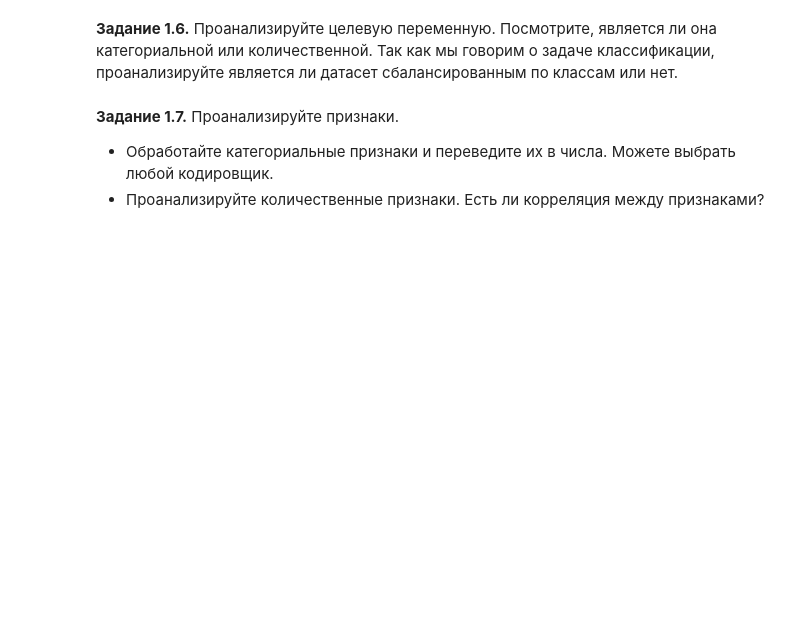
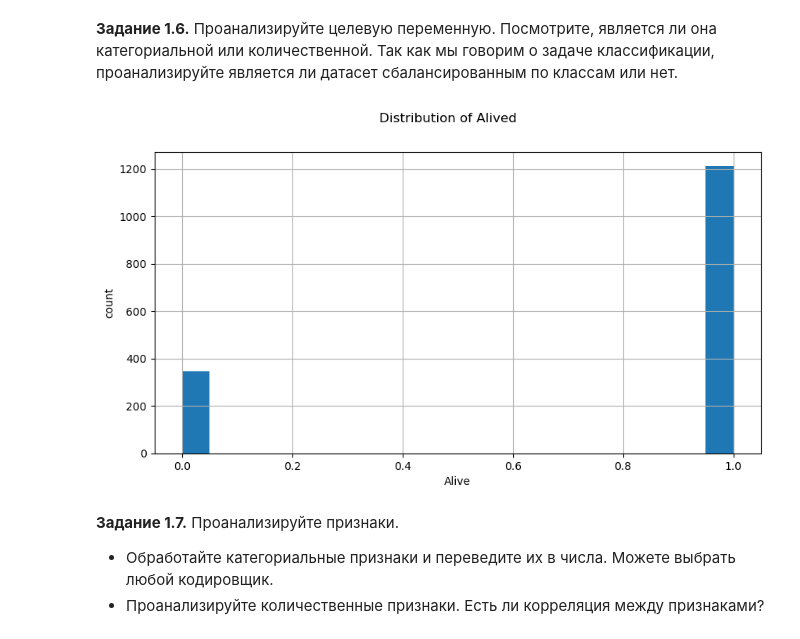
Before and after one commit to paulrainy/StepikDLS, a Jupyter notebook: [homework_4_2_]game_of_thrones_prediction.ipynb, the cells around one changed output. Saved outputs shown, nothing was run; the diff lists cells and outputs as text; code cells hidden in the pictures; blank space fills up the shorter version.

```diff
--- a/[homework_4_2_]game_of_thrones_prediction.ipynb
+++ b/[homework_4_2_]game_of_thrones_prediction.ipynb
@@ -108,0 +100,4 @@ data = # ...
+# %%
+data = pd.read_csv("src/datasets/game_of_thrones_train.csv", index_col="S.No")
+
+data
@@ -114,0 +123,15 @@ data = # ...
+# %%
+print(data.info())
+
+data.drop(columns=["title", "mother", "father", "heir", "spouse", "isAliveMother", "isAliveFather", "isAliveHeir", "isAliveSpouse"], inplace=True)
+
+print(data.info())
+
+data.fillna({
+    "dateOfBirth": data["dateOfBirth"].mean(),
+    "age": data["age"].mean(),
+    "culture": "Unknown",
+    "house": "Unknown"
+}, inplace=True)
+
+data.info()
@@ -142,4 +230,5 @@ cult = {
 # %% [markdown]
 **Задание 1.5.** Проанализируйте, какие столбцы являются существенными и влияют на предсказание, а какие нет. Удалите ненужные столбцы по вашему мнению.
 # %%
-data.drop(columns=[...], inplace = True)
+data.drop(columns=["popularity", "numDeadRelations", "dateOfBirth", "age"], inplace = True)
+data.info()
@@ -150,3 +255,14 @@ data.drop(columns=[...], inplace = True)
+# %%
+plt.figure(figsize = (10, 5))
+
+data['isAlive'].hist(density=False, bins=20)
+plt.ylabel('count')
+plt.xlabel('Alive')
+
+plt.suptitle('Distribution of Alived')
+plt.show()
+# %% [output]
+[figure, added]
 # %% [markdown]
 **Задание 1.7.** Проанализируйте признаки.
   * Обработайте категориальные признаки и переведите их в числа. Можете выбрать любой кодировщик.
```
Also changed, not shown: parts of 29 cells of this notebook, 6 other files.
